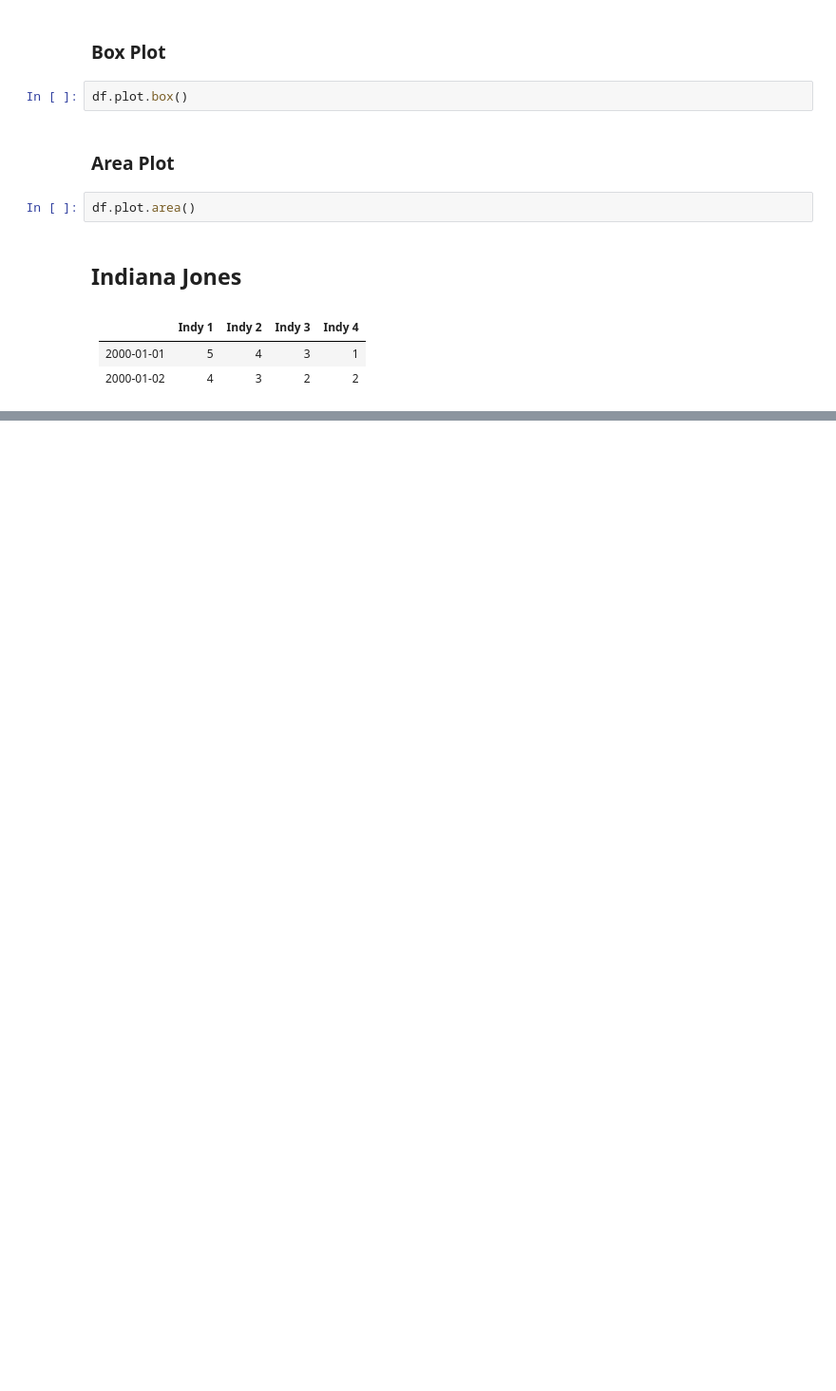
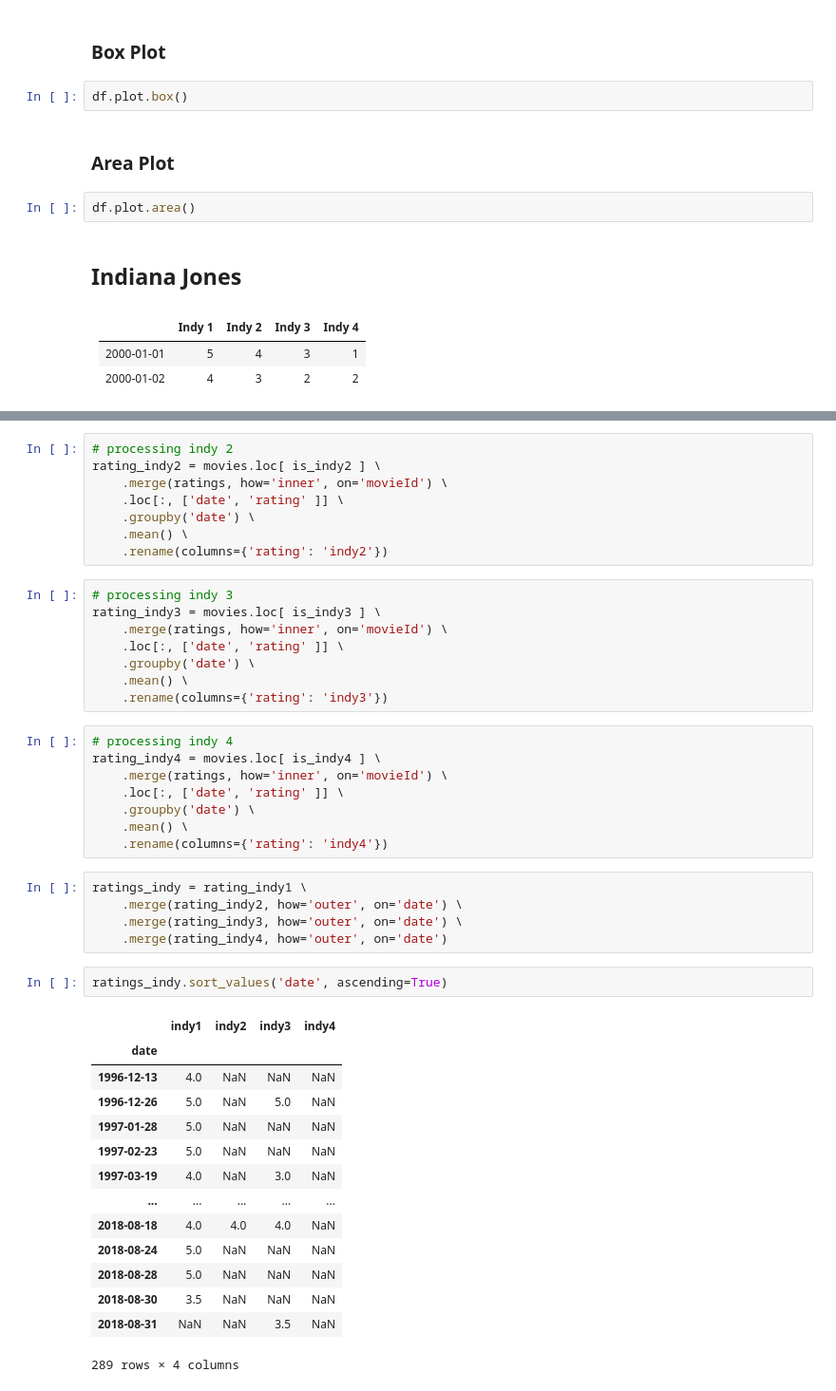
Before and after one commit to bletvaska/pandas-101, a Jupyter notebook: day.5.ipynb, the cells around one changed output, grey strips where cells are left out. Shown at 95% size. Saved outputs shown, nothing was run; the diff lists cells and outputs as text; blank space fills up the shorter version.

```diff
--- a/day.5.ipynb
+++ b/day.5.ipynb
@@ -117,0 +229,46 @@ df.plot.area()
+# %%
+# processing indy 2
+rating_indy2 = movies.loc[ is_indy2 ] \
+    .merge(ratings, how='inner', on='movieId') \
+    .loc[:, ['date', 'rating' ]] \
+    .groupby('date') \
+    .mean() \
+    .rename(columns={'rating': 'indy2'})
+# %%
+# processing indy 3
+rating_indy3 = movies.loc[ is_indy3 ] \
+    .merge(ratings, how='inner', on='movieId') \
+    .loc[:, ['date', 'rating' ]] \
+    .groupby('date') \
+    .mean() \
+    .rename(columns={'rating': 'indy3'})
+# %%
+# processing indy 4
+rating_indy4 = movies.loc[ is_indy4 ] \
+    .merge(ratings, how='inner', on='movieId') \
+    .loc[:, ['date', 'rating' ]] \
+    .groupby('date') \
+    .mean() \
+    .rename(columns={'rating': 'indy4'})
+# %%
+ratings_indy = rating_indy1 \
+    .merge(rating_indy2, how='outer', on='date') \
+    .merge(rating_indy3, how='outer', on='date') \
+    .merge(rating_indy4, how='outer', on='date')
+# %%
+ratings_indy.sort_values('date', ascending=True)
+# %% [output]
+|  | indy1 | indy2 | indy3 | indy4 |
+| date |  |  |  |  |
+| 1996-12-13 | 4.0 | NaN | NaN | NaN |
+| 1996-12-26 | 5.0 | NaN | 5.0 | NaN |
+| 1997-01-28 | 5.0 | NaN | NaN | NaN |
+| 1997-02-23 | 5.0 | NaN | NaN | NaN |
+| 1997-03-19 | 4.0 | NaN | 3.0 | NaN |
+| ... | ... | ... | ... | ... |
+| 2018-08-18 | 4.0 | 4.0 | 4.0 | NaN |
+| 2018-08-24 | 5.0 | NaN | NaN | NaN |
+| 2018-08-28 | 5.0 | NaN | NaN | NaN |
+| 2018-08-30 | 3.5 | NaN | NaN | NaN |
+| 2018-08-31 | NaN | NaN | 3.5 | NaN |
+289 rows × 4 columns
```
Also changed, not shown: parts of 15 cells of this notebook.
